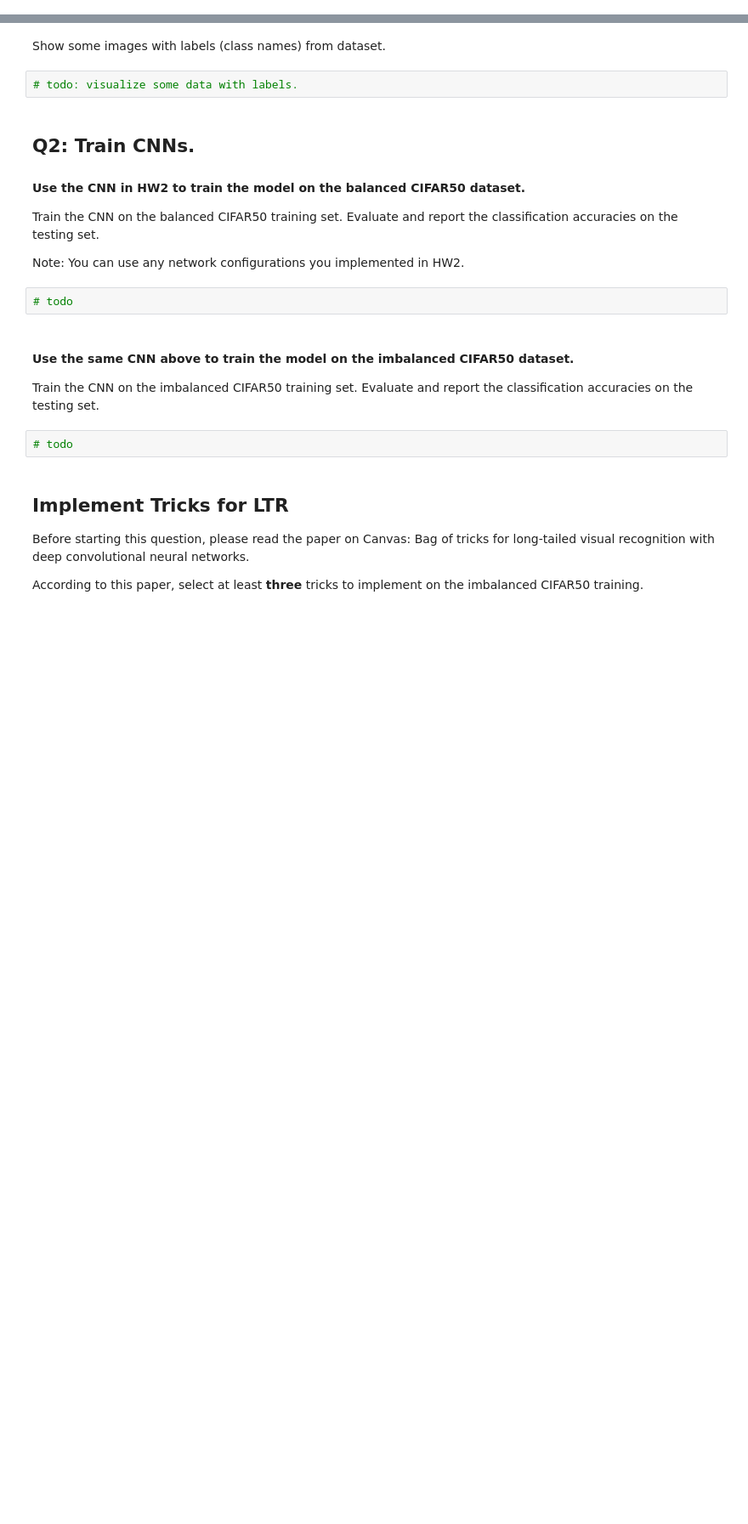
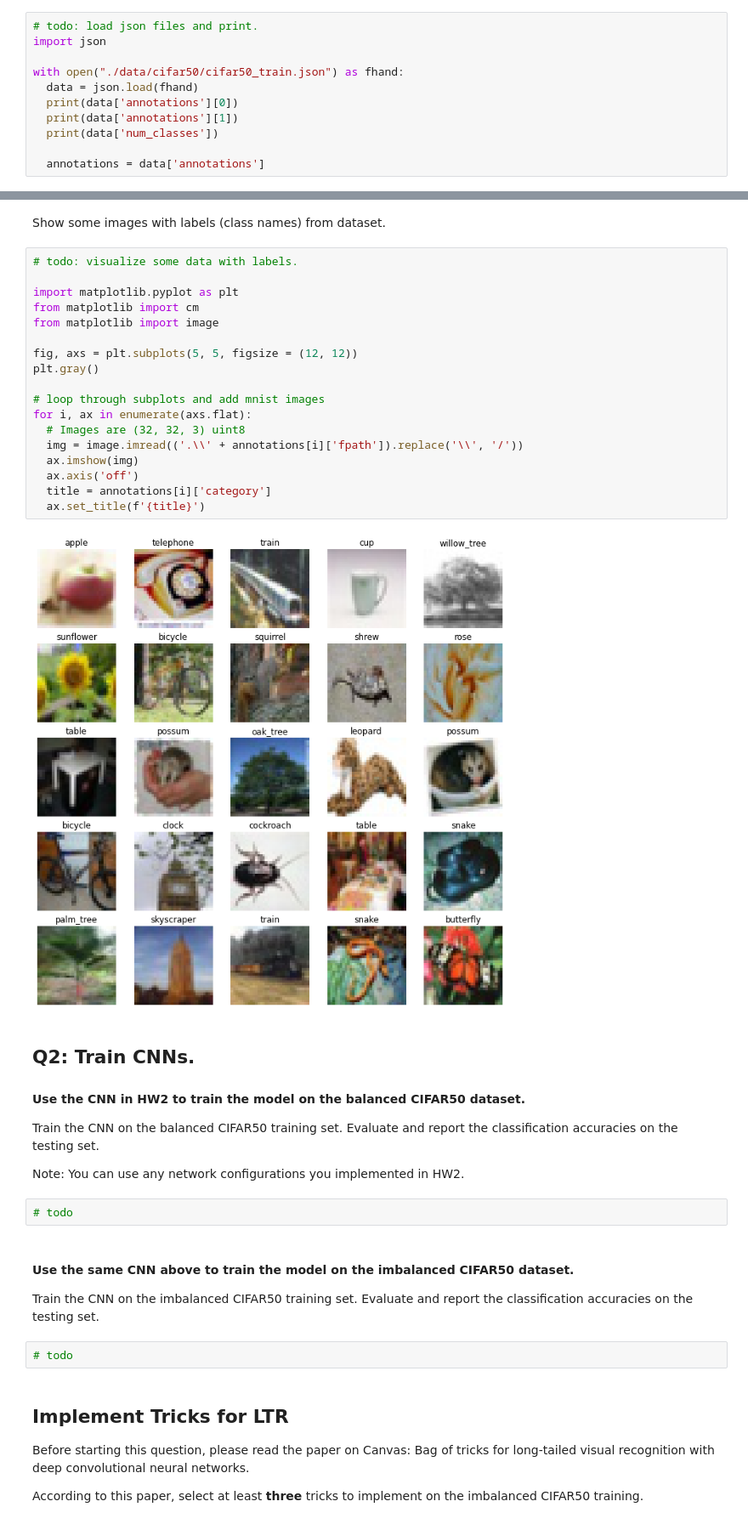
Before and after one commit to jaidonlybbert/EEP596, a Jupyter notebook: HW3/HW3.ipynb, the cells around one changed output, grey strips where cells are left out. Shown at 85% size. Cells and saved outputs as stored; diff of their text form; blank space fills up the shorter version.

```diff
--- a/HW3/HW3.ipynb
+++ b/HW3/HW3.ipynb
@@ -25,0 +61,11 @@ Load and print label files to know the format of the provided labels.
+# %%
+# todo: load json files and print.
+import json
+
+with open("./data/cifar50/cifar50_train.json") as fhand:
+  data = json.load(fhand)
+  print(data['annotations'][0])
+  print(data['annotations'][1])
+  print(data['num_classes'])
+
+  annotations = data['annotations']
@@ -26,7 +76,25 @@ Load and print label files to know the format of the provided labels.
 # %% [markdown]
 Show some images with labels (class names) from dataset.
-# %%
-# todo: visualize some data with labels.
+# %%
+# todo: visualize some data with labels.
+
+import matplotlib.pyplot as plt
+from matplotlib import cm
+from matplotlib import image
+
+fig, axs = plt.subplots(5, 5, figsize = (12, 12))
+plt.gray()
+
+# loop through subplots and add mnist images
+for i, ax in enumerate(axs.flat):
+  # Images are (32, 32, 3) uint8
+  img = image.imread(('.\\' + annotations[i]['fpath']).replace('\\', '/'))
+  ax.imshow(img)
+  ax.axis('off')
+  title = annotations[i]['category']
+  ax.set_title(f'{title}')
+# %% [output]
+[figure, added]
 # %% [markdown]
 ## Q2: Train CNNs.
 
```
Also changed, not shown: parts of 4 cells of this notebook.
